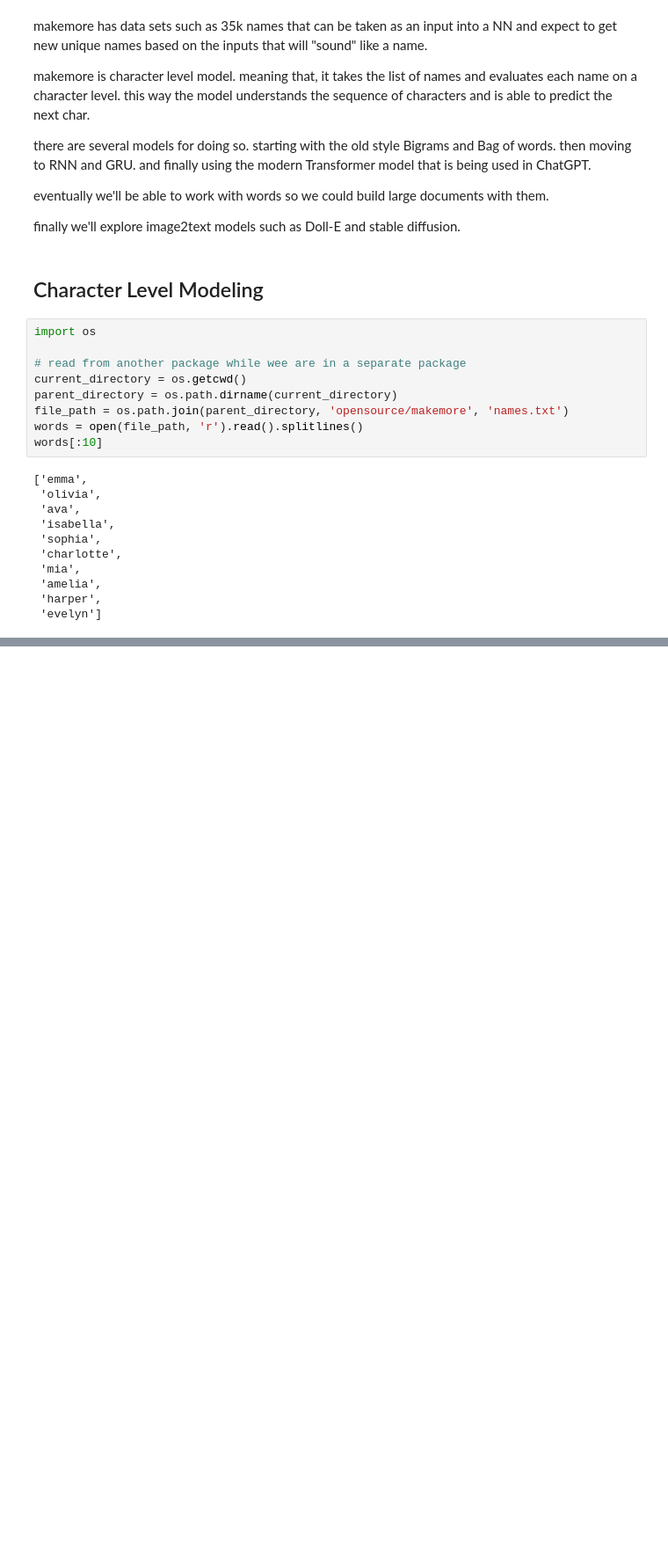
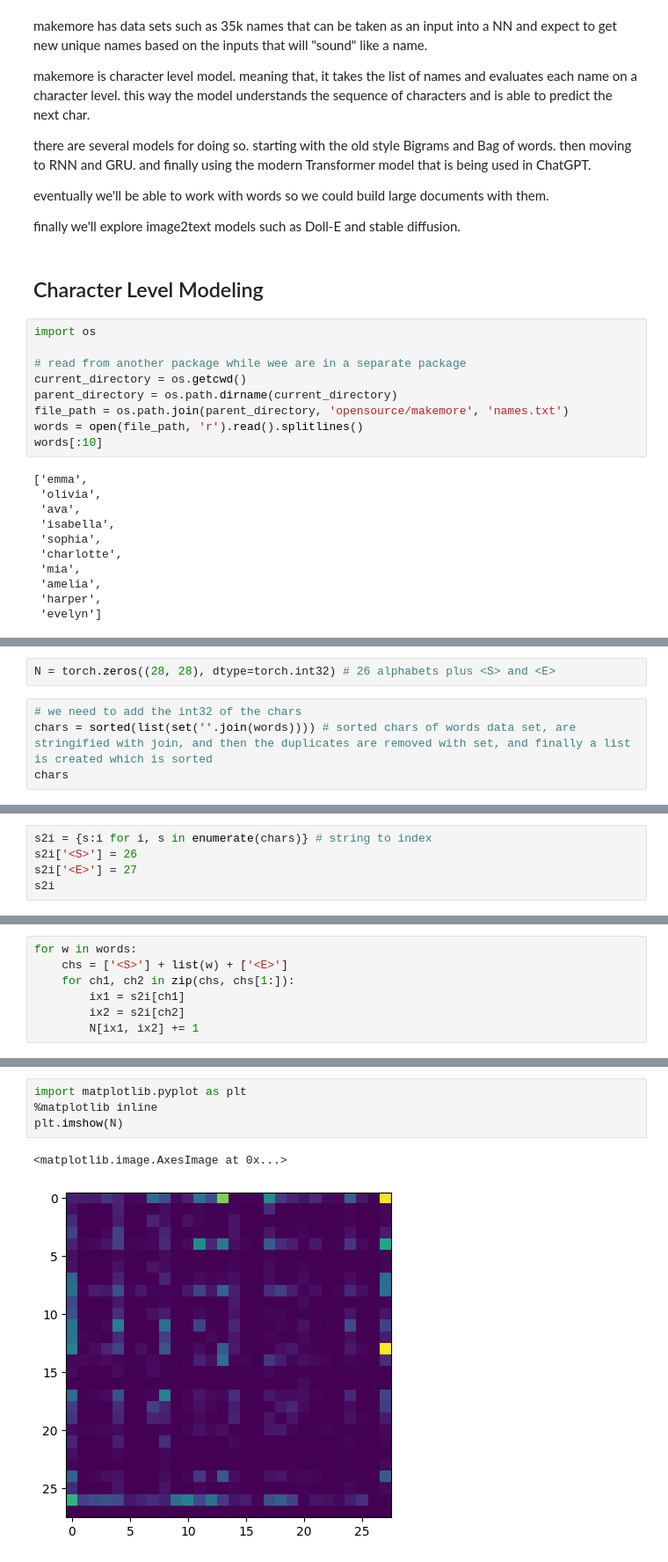
Before and after one commit to mehrdad-zade/OpenAPI, a Jupyter notebook: research/makeme_Explained.ipynb, the cells around one changed output, grey strips where cells are left out. Shown at 88% size. Cells and saved outputs as stored; diff of their text form; blank space fills up the shorter version.

Commit message:
bitwise model. plotting the distribution

```diff
--- a/research/makeme_Explained.ipynb
+++ b/research/makeme_Explained.ipynb
@@ -39,0 +178,6 @@ words[:10]
+# %%
+N = torch.zeros((28, 28), dtype=torch.int32) # 26 alphabets plus <S> and <E>
+# %%
+# we need to add the int32 of the chars
+chars = sorted(list(set(''.join(words)))) # sorted chars of words data set, are stringified with join, and then the duplicates are removed with set, and finally a list is created which is sorted
+chars
@@ -39,0 +202,5 @@ words[:10]
+# %%
+s2i = {s:i for i, s in enumerate(chars)} # string to index
+s2i['<S>'] = 26
+s2i['<E>'] = 27
+s2i
@@ -39,0 +225,7 @@ words[:10]
+# %%
+for w in words:
+    chs = ['<S>'] + list(w) + ['<E>']
+    for ch1, ch2 in zip(chs, chs[1:]):
+        ix1 = s2i[ch1]
+        ix2 = s2i[ch2]
+        N[ix1, ix2] += 1
@@ -39,0 +250,7 @@ words[:10]
+# %%
+import matplotlib.pyplot as plt
+%matplotlib inline
+plt.imshow(N)
+# %% [output]
+<matplotlib.image.AxesImage at 0x...>
+[figure, added]
```
Also changed, not shown: parts of 27 cells of this notebook.
